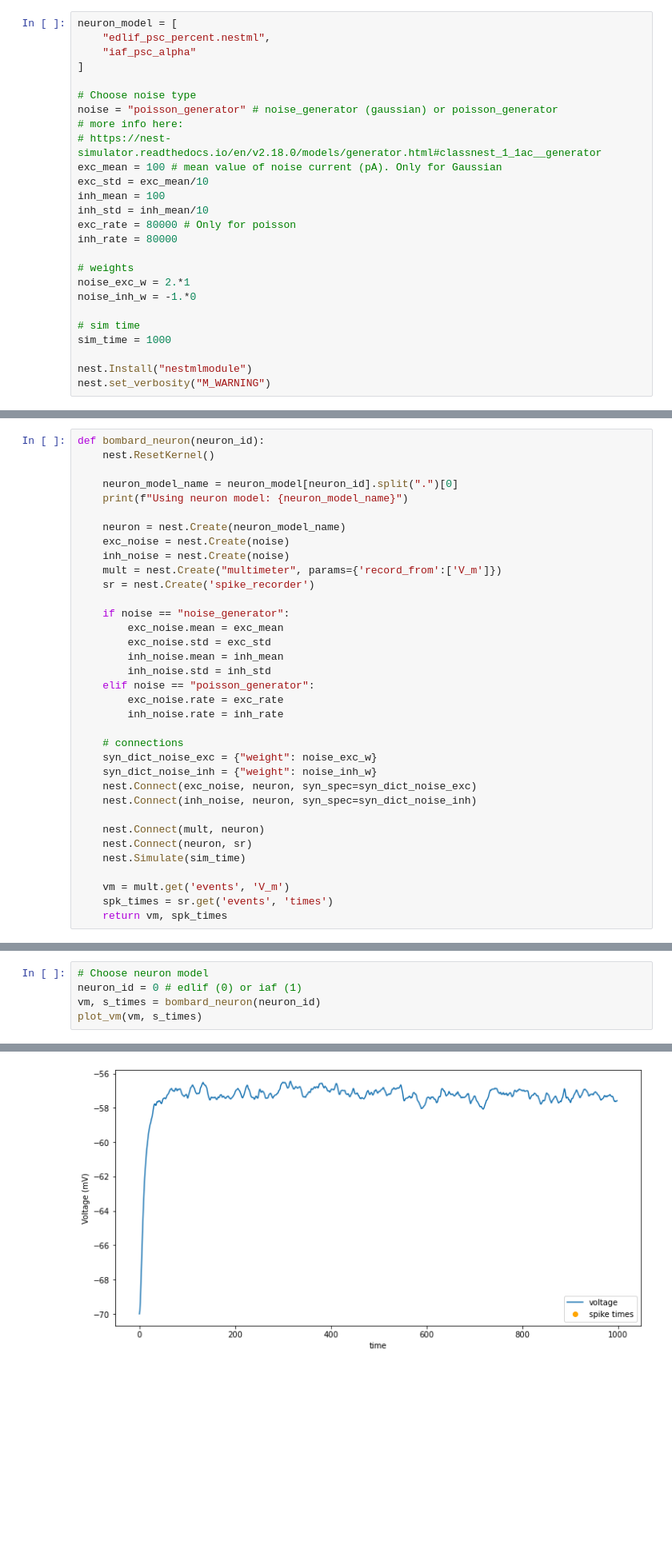
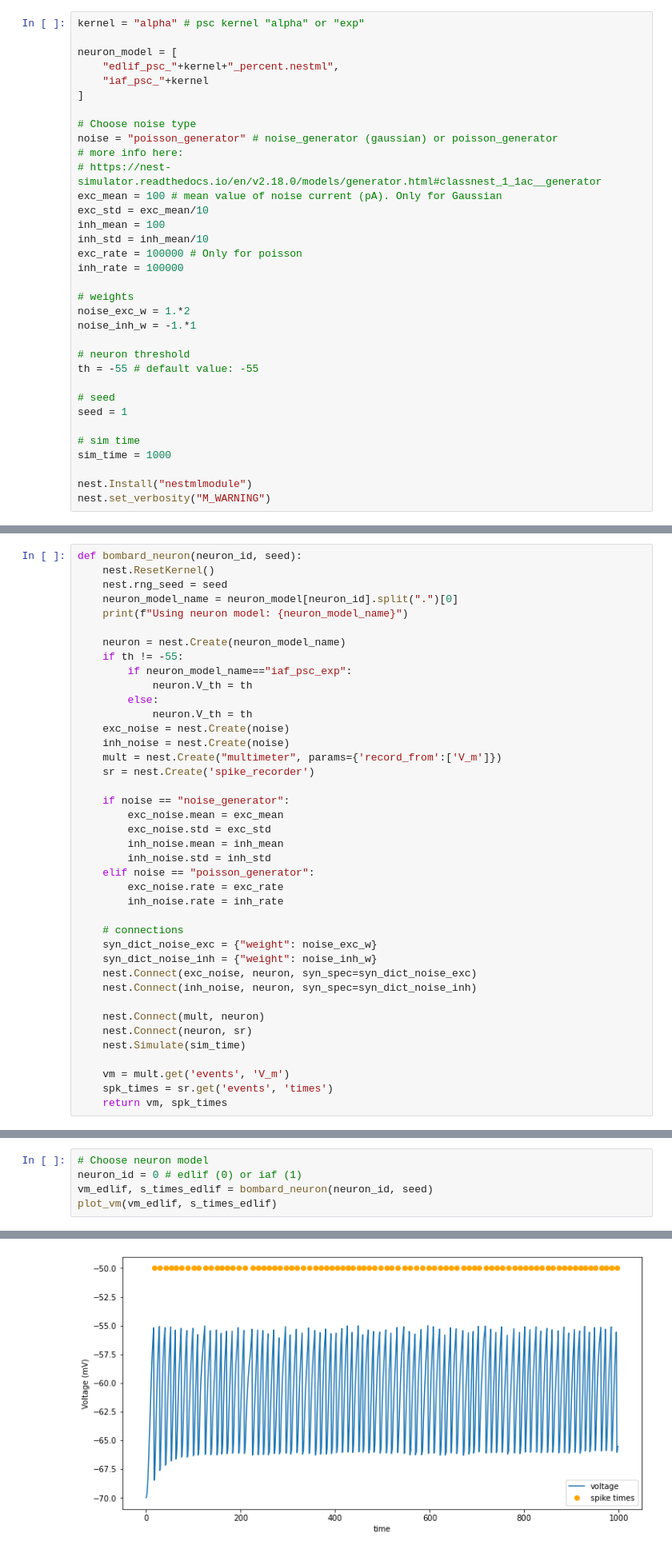
Before and after one commit to Wiss/nestml, a Jupyter notebook: ehp/edlif/bombarding_neuron.ipynb, the cells around one changed output, grey strips where cells are left out. Shown at 80% size. Cells and saved outputs as stored; diff of their text form; blank space fills up the shorter version.

Commit message:
include edlif with alpha and exp psc kernels
Now is possible to choose different postsynaptic potentials for edlif model

```diff
--- a/ehp/edlif/bombarding_neuron.ipynb
+++ b/ehp/edlif/bombarding_neuron.ipynb
@@ -23,9 +23,11 @@ NEST_SIMULATOR_INSTALL_LOCATION = nest.ll_api.sli_func("statusdict/prefix ::")
 
  Type 'nest.help()' to find out more about NEST.
 # %%
+kernel = "alpha" # psc kernel "alpha" or "exp"
+
 neuron_model = [
-    "edlif_psc_percent.nestml",
-    "iaf_psc_alpha"
+    "edlif_psc_"+kernel+"_percent.nestml",
+    "iaf_psc_"+kernel
 ]
 
 # Choose noise type
@@ -36,12 +38,18 @@ exc_mean = 100 # mean value of noise current (pA). Only for Gaussian
 exc_std = exc_mean/10
 inh_mean = 100
 inh_std = inh_mean/10
-exc_rate = 80000 # Only for poisson
-inh_rate = 80000
+exc_rate = 100000 # Only for poisson
+inh_rate = 100000
 
 # weights
-noise_exc_w = 2.*1
-noise_inh_w = -1.*0
+noise_exc_w = 1.*2
+noise_inh_w = -1.*1
+
+# neuron threshold
+th = -55 # default value: -55
+
+# seed
+seed = 1
 
 # sim time
 sim_time = 1000
@@ -53,12 +61,17 @@ Aug 22 16:56:10 Install [Info]:
     loaded module nestmlmodule
 # %%
-def bombard_neuron(neuron_id):
+def bombard_neuron(neuron_id, seed):
     nest.ResetKernel()
-
+    nest.rng_seed = seed
     neuron_model_name = neuron_model[neuron_id].split(".")[0]
     print(f"Using neuron model: {neuron_model_name}")
 
     neuron = nest.Create(neuron_model_name)
+    if th != -55:
+        if neuron_model_name=="iaf_psc_exp":
+            neuron.V_th = th
+        else:
+            neuron.V_th = th
     exc_noise = nest.Create(noise)
     inh_noise = nest.Create(noise)
     mult = nest.Create("multimeter", params={'record_from':['V_m']})
@@ -99,6 +112,6 @@ def plot_vm(vm, s_times):
 # %%
 # Choose neuron model
 neuron_id = 0 # edlif (0) or iaf (1)
-vm, s_times = bombard_neuron(neuron_id)
-plot_vm(vm, s_times)
+vm_edlif, s_times_edlif = bombard_neuron(neuron_id, seed)
+plot_vm(vm_edlif, s_times_edlif)
 # %% [output]
@@ -106,4 +119,4 @@ Using neuron model: edlif_psc_percent
-[figure, old version]
+[figure, new version]
 # %%
 # Choose neuron model
 neuron_id = 1 # edlif (0) or iaf (1)
```
Also changed, not shown: parts of 5 cells of this notebook, 7 other files.
